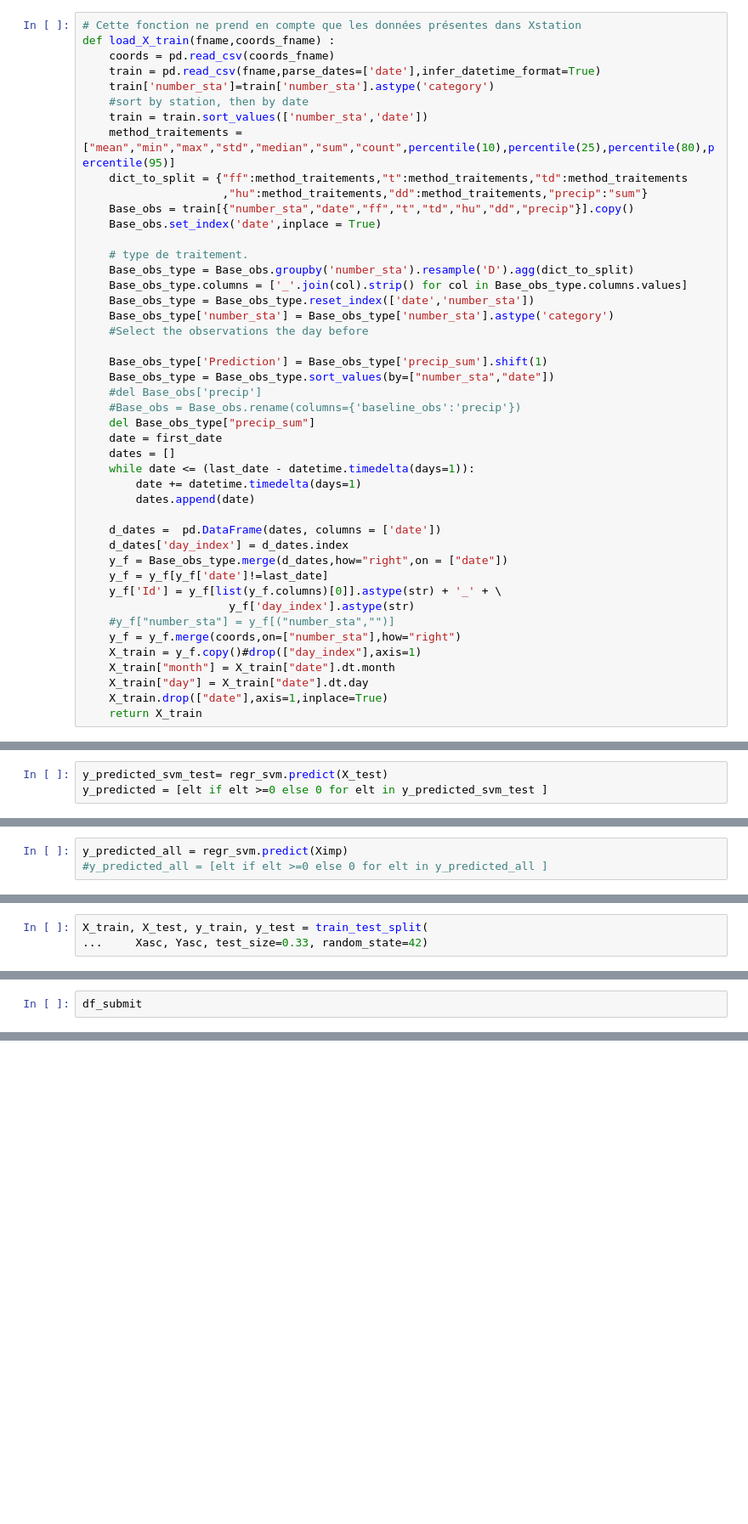
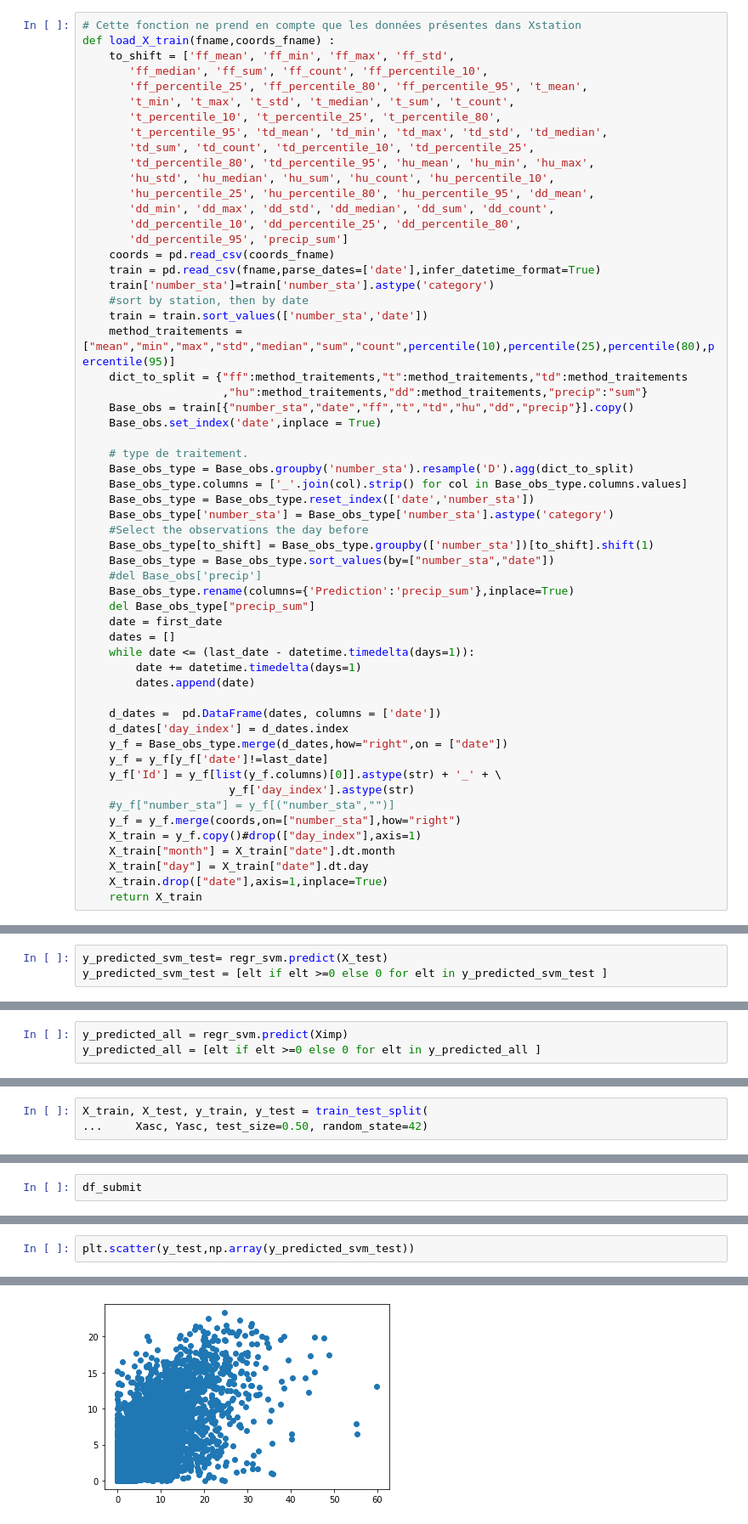
Before and after one commit to acamara2/meteoKaggle, a Jupyter notebook: casia-train-model.ipynb, the cells around one changed output, grey strips where cells are left out. Shown: that part at 85% size. Drawn from its saved outputs; the diff is of its cells as text; blank space fills up the shorter version.

```diff
--- a/casia-train-model.ipynb
+++ b/casia-train-model.ipynb
@@ -64,6 +148,19 @@ fname = './data/Train/Train/X_station_train.csv'
 # %%
 # Cette fonction ne prend en compte que les données présentes dans Xstation
 def load_X_train(fname,coords_fname) :
+    to_shift = ['ff_mean', 'ff_min', 'ff_max', 'ff_std',
+       'ff_median', 'ff_sum', 'ff_count', 'ff_percentile_10',
+       'ff_percentile_25', 'ff_percentile_80', 'ff_percentile_95', 't_mean',
+       't_min', 't_max', 't_std', 't_median', 't_sum', 't_count',
+       't_percentile_10', 't_percentile_25', 't_percentile_80',
+       't_percentile_95', 'td_mean', 'td_min', 'td_max', 'td_std', 'td_median',
+       'td_sum', 'td_count', 'td_percentile_10', 'td_percentile_25',
+       'td_percentile_80', 'td_percentile_95', 'hu_mean', 'hu_min', 'hu_max',
+       'hu_std', 'hu_median', 'hu_sum', 'hu_count', 'hu_percentile_10',
+       'hu_percentile_25', 'hu_percentile_80', 'hu_percentile_95', 'dd_mean',
+       'dd_min', 'dd_max', 'dd_std', 'dd_median', 'dd_sum', 'dd_count',
+       'dd_percentile_10', 'dd_percentile_25', 'dd_percentile_80',
+       'dd_percentile_95', 'precip_sum']
     coords = pd.read_csv(coords_fname)
     train = pd.read_csv(fname,parse_dates=['date'],infer_datetime_format=True)
     train['number_sta']=train['number_sta'].astype('category')
@@ -81,11 +178,10 @@ def load_X_train(fname,coords_fname) :
     Base_obs_type = Base_obs_type.reset_index(['date','number_sta'])
     Base_obs_type['number_sta'] = Base_obs_type['number_sta'].astype('category')
     #Select the observations the day before
-
-    Base_obs_type['Prediction'] = Base_obs_type['precip_sum'].shift(1)
+    Base_obs_type[to_shift] = Base_obs_type.groupby(['number_sta'])[to_shift].shift(1)
     Base_obs_type = Base_obs_type.sort_values(by=["number_sta","date"])
     #del Base_obs['precip']
-    #Base_obs = Base_obs.rename(columns={'baseline_obs':'precip'})
+    Base_obs_type.rename(columns={'Prediction':'precip_sum'},inplace=True)
     del Base_obs_type["precip_sum"]
     date = first_date
     dates = []
@@ -338,4 +450,4 @@ X_test_plus = np.concatenate([np.array(X_test),np.array(y_predicted_sgdr_test).r
 # %%
 y_predicted_svm_test= regr_svm.predict(X_test)
-y_predicted = [elt if elt >=0 else 0 for elt in y_predicted_svm_test ]
+y_predicted_svm_test = [elt if elt >=0 else 0 for elt in y_predicted_svm_test ]
 # %%
@@ -343,3 +457,3 @@ MAPE(y_predicted ,y_test)
 # %%
 y_predicted_all = regr_svm.predict(Ximp)
-#y_predicted_all = [elt if elt >=0 else 0 for elt in y_predicted_all ]
+y_predicted_all = [elt if elt >=0 else 0 for elt in y_predicted_all ]
@@ -537,7 +651,7 @@ Yasc = np.array(Xna["Prediction_y"])
 Xasc = StandardScaler().fit_transform(Xasc)
 # %%
 X_train, X_test, y_train, y_test = train_test_split(
-...     Xasc, Yasc, test_size=0.33, random_state=42)
+...     Xasc, Yasc, test_size=0.50, random_state=42)
 # %%
 # modele to complete missing data
 regr_svm_na = svm.SVR()
@@ -643,0 +768,3 @@ test.to_csv('./working/' + "test.csv",index=False)
+# %%
+plt.scatter(y_test,np.array(y_predicted_svm_test))
+# %% [output]
@@ -643,0 +772 @@ test.to_csv('./working/' + "test.csv",index=False)
+[figure, added]
```
Also changed, not shown: parts of 38 cells of this notebook, 6 other files.
